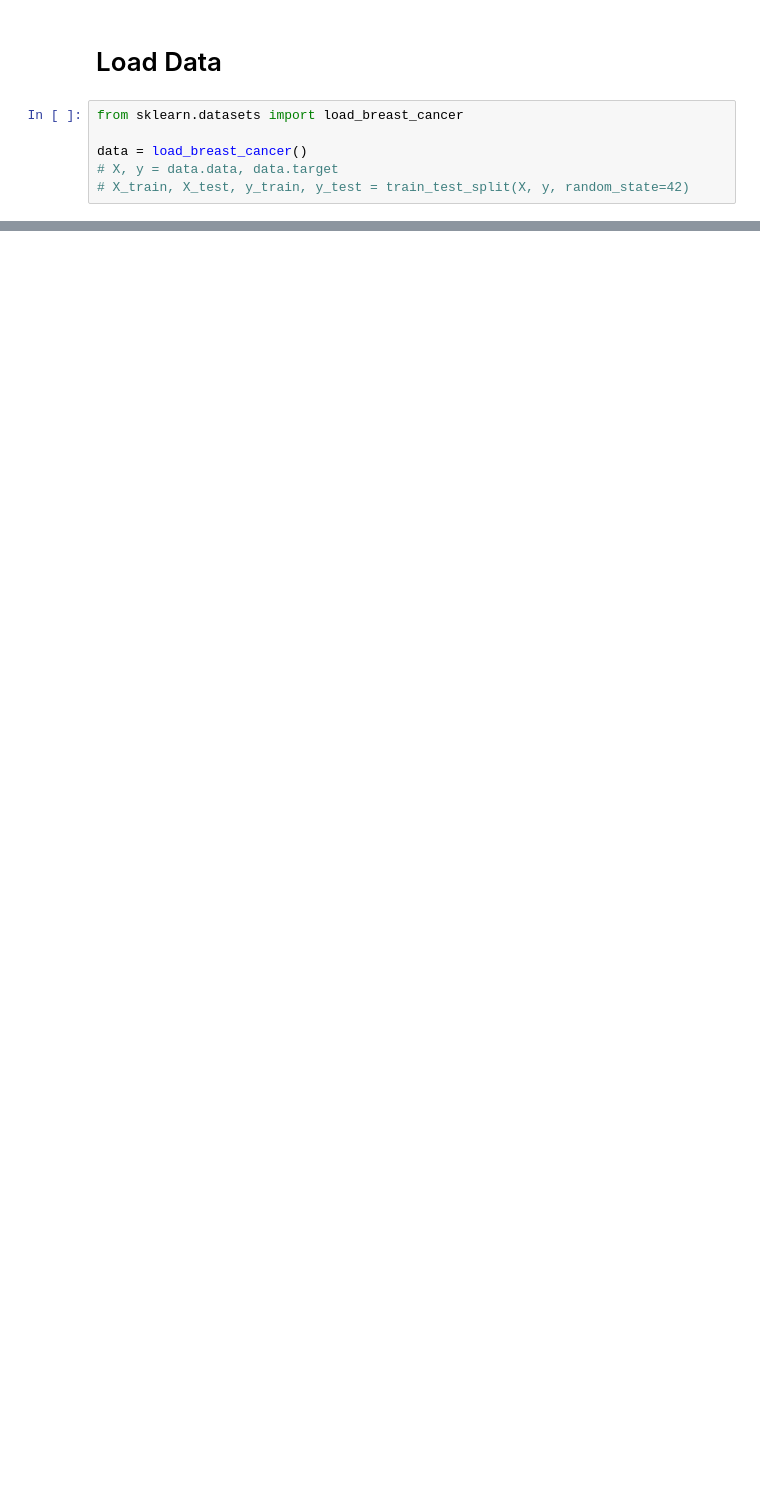
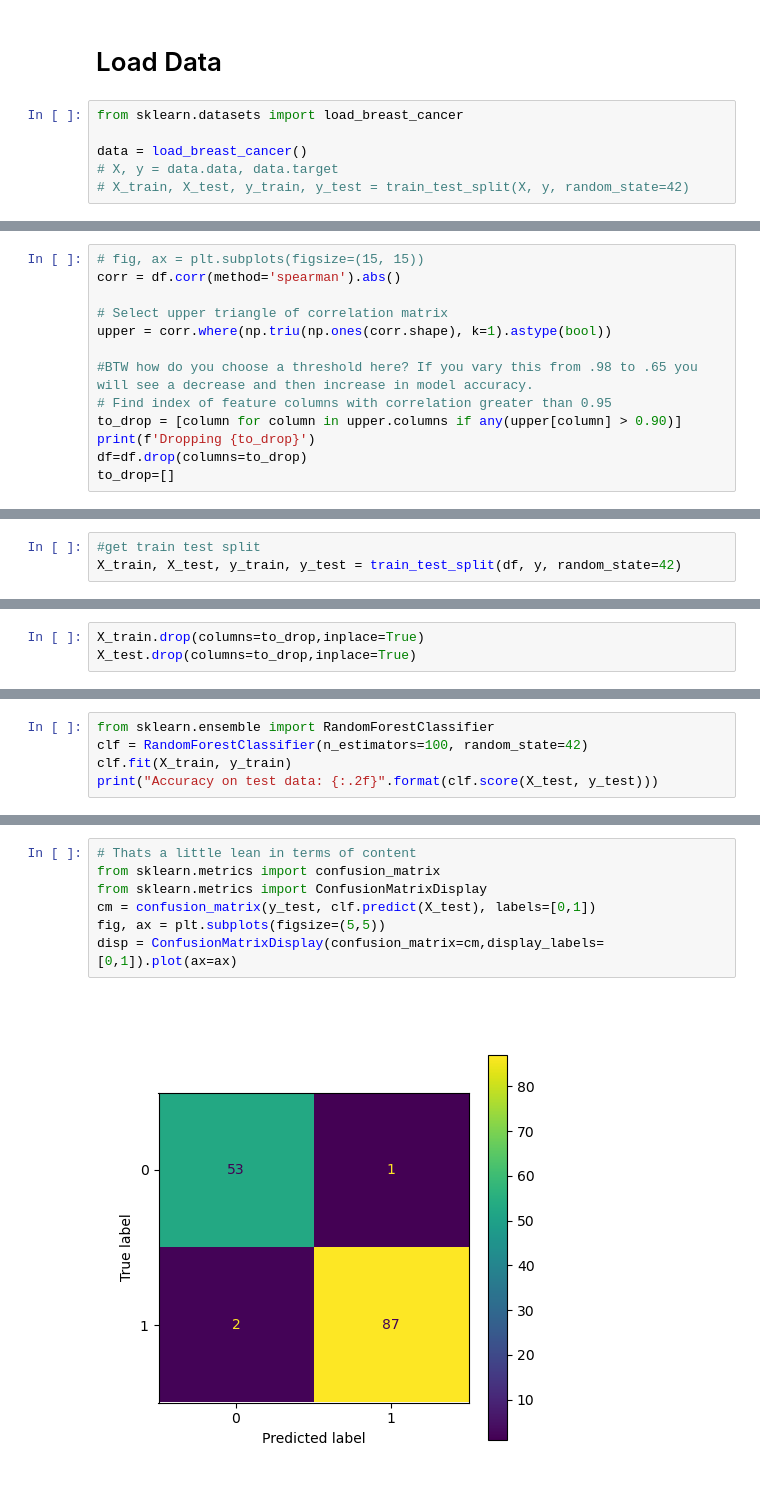
Before and after one commit to CNUClasses/DATA301_CODE, a Jupyter notebook: week_11/11_1_BreastCancer_Classification_questions-INCLASS.ipynb, the cells around one changed output, grey strips where cells are left out. Cells and saved outputs as stored; diff of their text form; blank space fills up the shorter version.

```diff
--- a/week_11/11_1_BreastCancer_Classification_questions-INCLASS.ipynb
+++ b/week_11/11_1_BreastCancer_Classification_questions-INCLASS.ipynb
@@ -29,0 +76,13 @@ y=pd.Series(data['target'])
+# %%
+# fig, ax = plt.subplots(figsize=(15, 15))
+corr = df.corr(method='spearman').abs()
+
+# Select upper triangle of correlation matrix
+upper = corr.where(np.triu(np.ones(corr.shape), k=1).astype(bool))
+
+#BTW how do you choose a threshold here? If you vary this from .98 to .65 you will see a decrease and then increase in model accuracy.
+# Find index of feature columns with correlation greater than 0.95
+to_drop = [column for column in upper.columns if any(upper[column] > 0.90)]
+print(f'Dropping {to_drop}')
+df=df.drop(columns=to_drop)
+to_drop=[]
@@ -29,0 +93,3 @@ y=pd.Series(data['target'])
+# %%
+#get train test split
+X_train, X_test, y_train, y_test = train_test_split(df, y, random_state=42)
@@ -29,0 +100,3 @@ y=pd.Series(data['target'])
+# %%
+X_train.drop(columns=to_drop,inplace=True)
+X_test.drop(columns=to_drop,inplace=True)
@@ -29,0 +105,5 @@ y=pd.Series(data['target'])
+# %%
+from sklearn.ensemble import RandomForestClassifier
+clf = RandomForestClassifier(n_estimators=100, random_state=42)
+clf.fit(X_train, y_train)
+print("Accuracy on test data: {:.2f}".format(clf.score(X_test, y_test)))
@@ -29,0 +131,9 @@ y=pd.Series(data['target'])
+# %%
+# Thats a little lean in terms of content
+from sklearn.metrics import confusion_matrix
+from sklearn.metrics import ConfusionMatrixDisplay
+cm = confusion_matrix(y_test, clf.predict(X_test), labels=[0,1])
+fig, ax = plt.subplots(figsize=(5,5))
+disp = ConfusionMatrixDisplay(confusion_matrix=cm,display_labels=[0,1]).plot(ax=ax)
+# %% [output]
+[figure, added]
```
Also changed, not shown: parts of 26 cells of this notebook, 1 other file.
